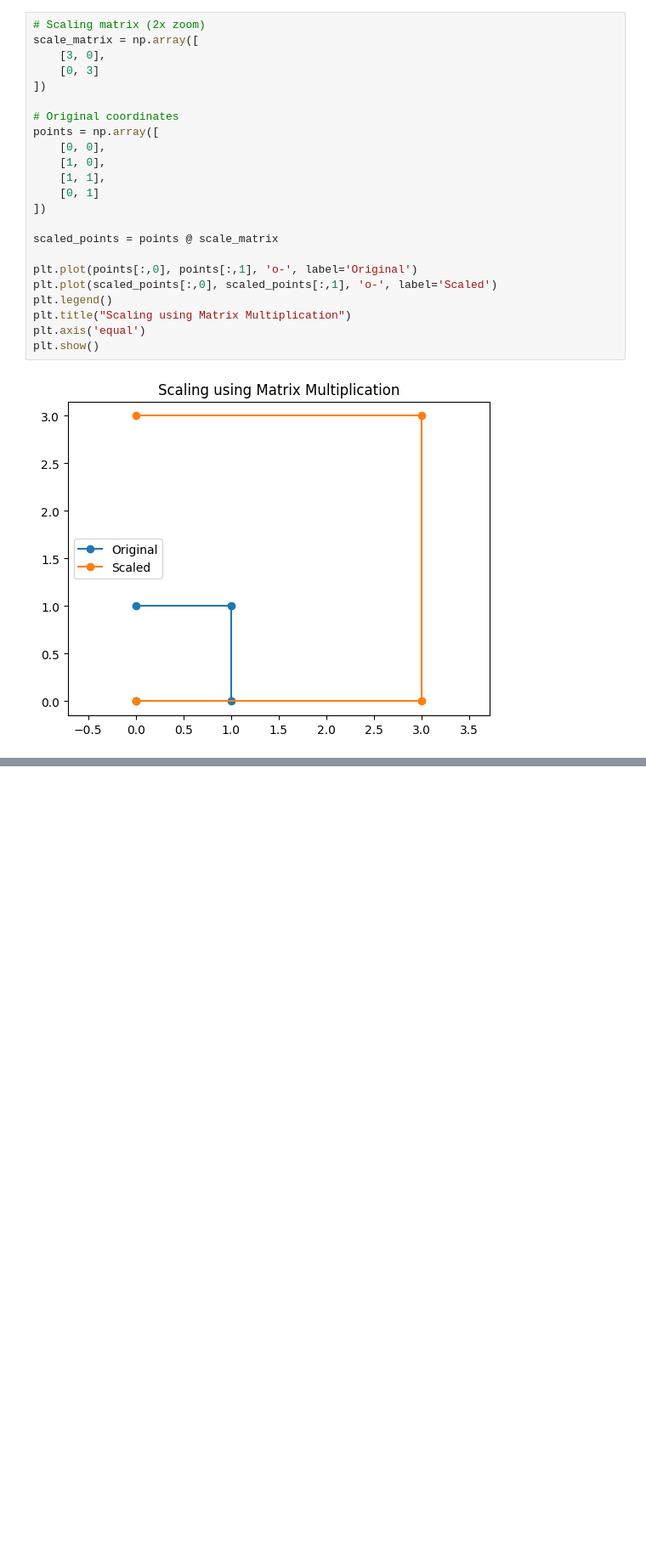
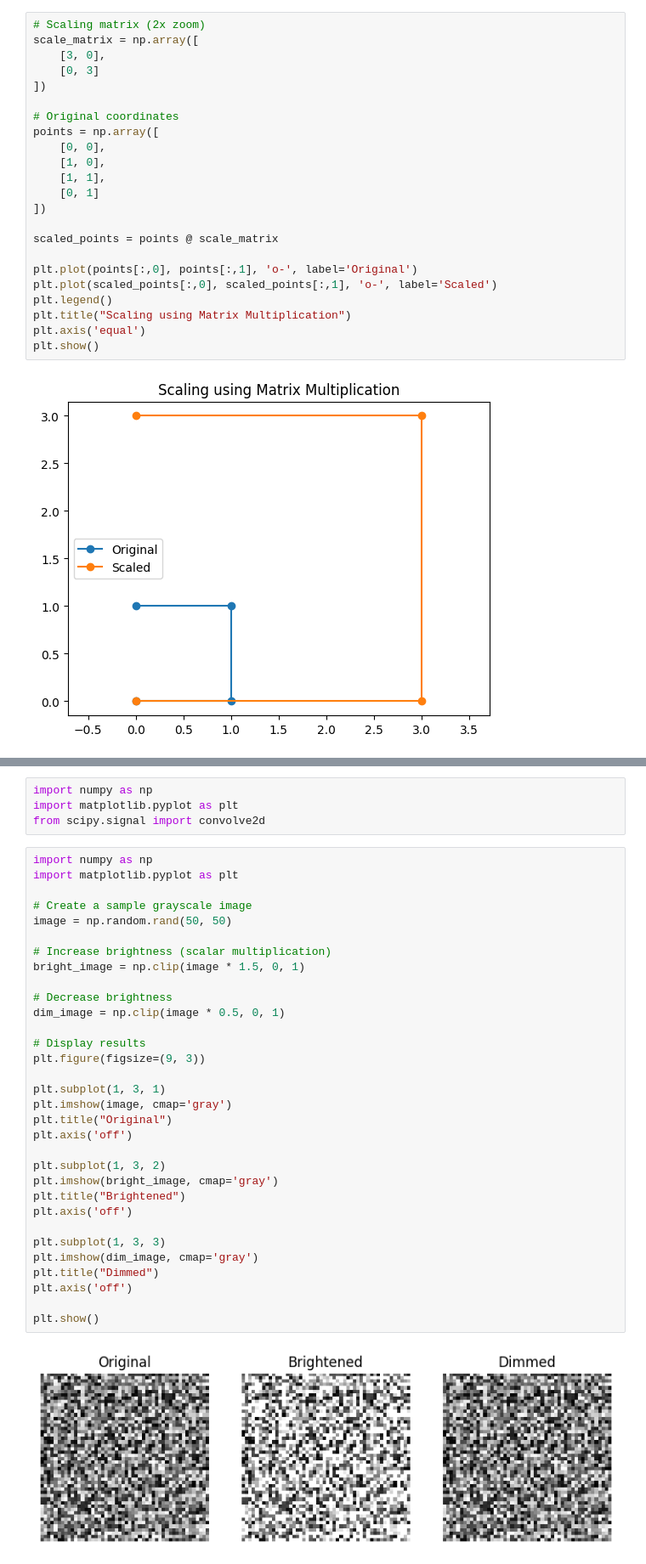
Before and after one commit to Alucardvolxe/test, a Jupyter notebook: test.ipynb, the cells around one changed output, grey strips where cells are left out. Shown at 85% size. Saved outputs shown, nothing was run; the diff lists cells and outputs as text; blank space fills up the shorter version.

```diff
--- a/test.ipynb
+++ b/test.ipynb
@@ -180,0 +220,38 @@ plt.show()
+# %%
+import numpy as np
+import matplotlib.pyplot as plt
+from scipy.signal import convolve2d
+# %%
+import numpy as np
+import matplotlib.pyplot as plt
+
+# Create a sample grayscale image
+image = np.random.rand(50, 50)
+
+# Increase brightness (scalar multiplication)
+bright_image = np.clip(image * 1.5, 0, 1)
+
+# Decrease brightness
+dim_image = np.clip(image * 0.5, 0, 1)
+
+# Display results
+plt.figure(figsize=(9, 3))
+
+plt.subplot(1, 3, 1)
+plt.imshow(image, cmap='gray')
+plt.title("Original")
+plt.axis('off')
+
+plt.subplot(1, 3, 2)
+plt.imshow(bright_image, cmap='gray')
+plt.title("Brightened")
+plt.axis('off')
+
+plt.subplot(1, 3, 3)
+plt.imshow(dim_image, cmap='gray')
+plt.title("Dimmed")
+plt.axis('off')
+
+plt.show()
+# %% [output]
+[figure, added]
```
Also changed, not shown: parts of 7 cells of this notebook, 3 other files.
